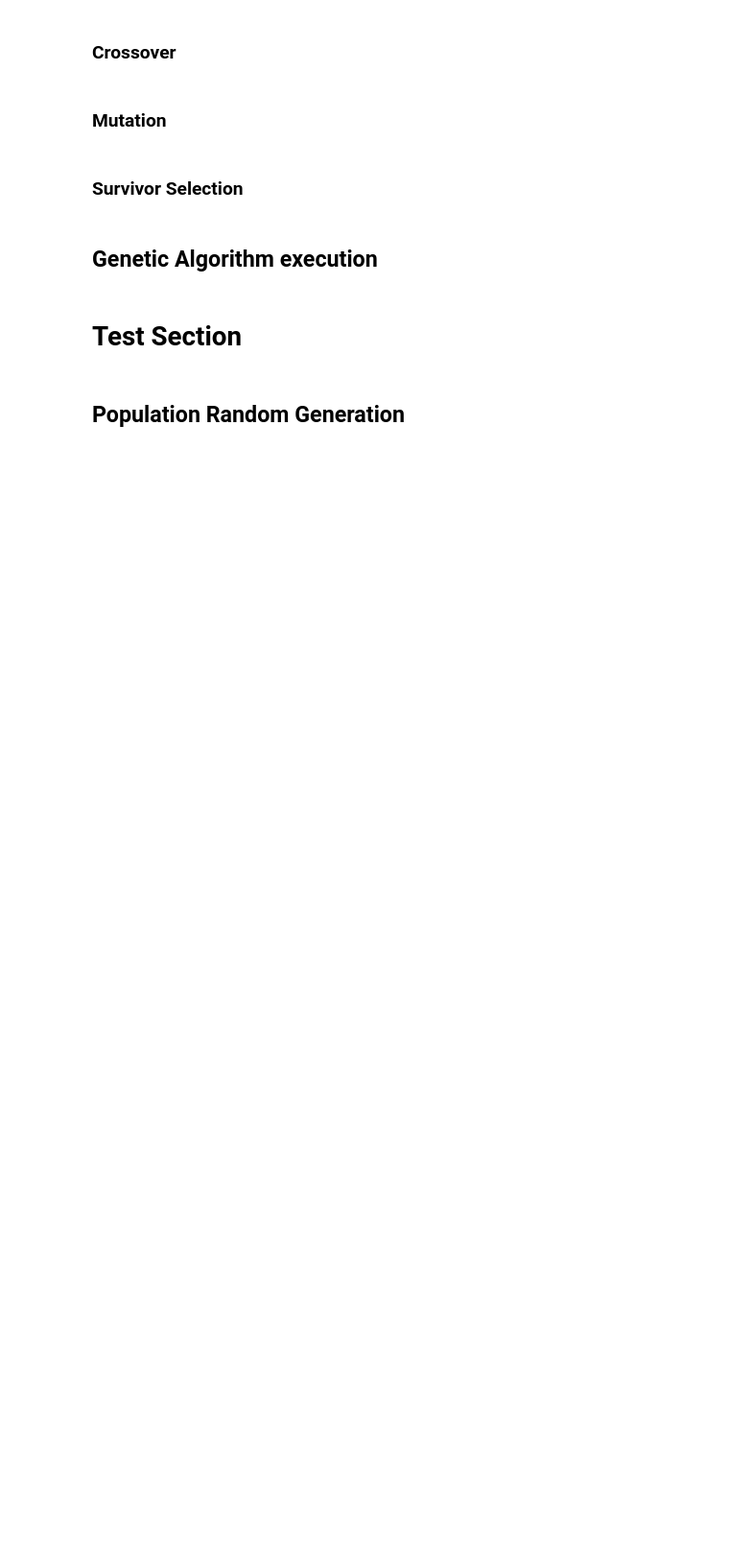
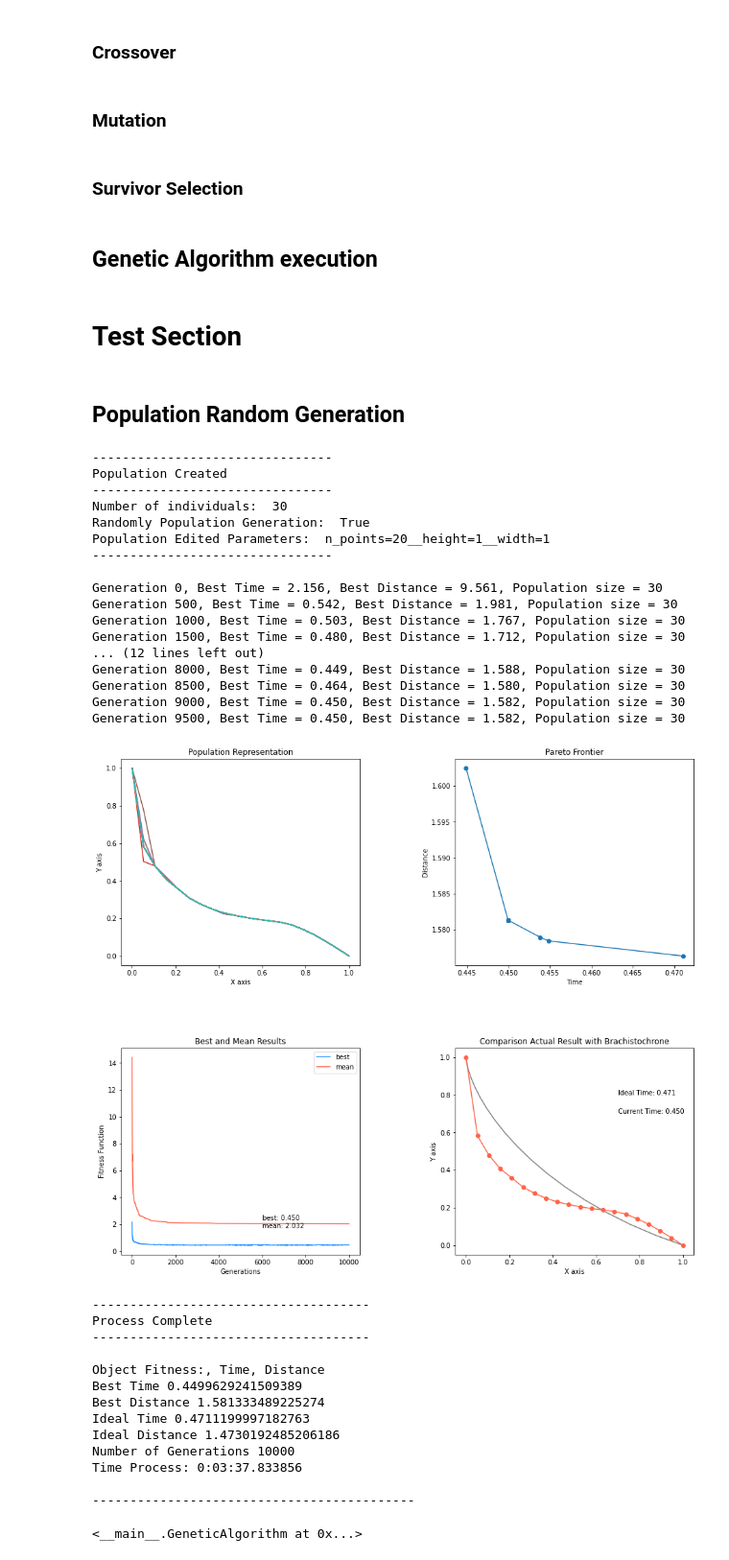
Before and after one commit to MarshaGomez/F5-MOEA-Variations, a Jupyter notebook: examples/Multi_Objective_Brachistochrone.ipynb, the cells around one changed output. Shown: that part at 96% size. Saved outputs shown, nothing was run; the diff lists cells and outputs as text; code cells hidden in the pictures; blank space fills up the shorter version.

```diff
--- a/examples/Multi_Objective_Brachistochrone.ipynb
+++ b/examples/Multi_Objective_Brachistochrone.ipynb
@@ -312,10 +314,15 @@ class Population():
     n_points = kwargs.get('n_points', 0)
     height = kwargs.get('height', ga_height)
     width = kwargs.get('width', ga_width)
+    x = []
+    y = []
 
     if (len(list_points) > 0) and (len(list_points) > index):
-      x = list_points[index][0]
-      y = list_points[index][1]
+      for i, individual in enumerate(list_points):
+        if (index == i):
+          for value in individual:
+            x.append(value[0])
+            y.append(value[1])
 
       if (n_points == 0):
         n_points = len(x)
@@ -389,13 +396,33 @@ class Fitness():
   def getObjectives(self, individual):
     g = 9.8
     v = [0]
+    l = []
     t = []
-    l = []
 
     for i in range(len(individual.y)-1):
-      v.append(sqrt(2*g*(individual.y[i] - individual.y[i+1])+v[i]**2))
-      l.append(sqrt((individual.x[i] - individual.x[i+1])**2 + (individual.y[i] - individual.y[i+1])**2))
-      t.append(l[i] / v[i+1])
+      ## Control Math Error
+
+      try:
+        velocity = sqrt(2*g*(individual.y[i] - individual.y[i+1])+(v[i]**2))
+      except:
+        velocity = 0.001
+
+      try:
+        length = sqrt((individual.x[i] - individual.x[i+1])**2 + (individual.y[i] - individual.y[i+1])**2)
+      except:
+        length = 1
+
+
+      if (length == 0):
+        length = 1
+      if (velocity <= 0):
+        velocity = 0.001
+
+      v.append(velocity)
+      l.append(length)
+
+      time = length / velocity
+      t.append(time)
 
     F1 = self.weights[0]*sum(t) # Time
     F2 = self.weights[1]*sum(l) # Distance
@@ -1004,7 +1031,8 @@ class GeneticAlgorithm():
 
       if self.show_info:
         if i in interval_frames:
-          logs.append('Generation {}, Current Best Time = {:.3f}, Current Best Distance = {:.3f}, current population size = {}'.format(i, survivor_selection.t_best, survivor_selection.d_best, len(self.population.list_individuals)))
+          logs.append('Generation {}, Best Time = {:.3f}, Best Distance = {:.3f}, Population size = {}'.format(i, survivor_selection.t_best, survivor_selection.d_best, len(self.population.list_individuals)))
+          print(logs[-1])
 
           if self.show_plot:
             figure, ax = plt.subplots(2, 1, figsize=(6,8))
@@ -1022,7 +1050,6 @@ class GeneticAlgorithm():
             survivor_selection.plotParetoFront(ax[1], self.population.fitness_values)
 
             # Combine all the operations and display
-            print(logs[-1])
             print(f'{self.evolution_dir}/{i}.png')
             plt.savefig(f'{self.evolution_dir}/{i}.png')
             plt.show()
@@ -1086,24 +1113,60 @@ class GeneticAlgorithm():
 # %%
 population = Population(Individual,
                         n_individuals=ga_n_individuals,
                         n_points=ga_n_points,
                         height=ga_height,
                         width=ga_width,
                         show_plot=ga_show_plot,
                         show_info=ga_show_info,
                         show_debug=ga_show_debug)
 
 # Preparation of environment folders
 makeFolders()
 initConfig(folder=ga_misc_runs_dir, set_global=False)
 
 GeneticAlgorithm(population=population,
                  n_generations=ga_n_generations,
                  objectives=ga_objectives,
+                 misc_runs_dir=ga_misc_runs_dir,
+                 evolution_dir=ga_evolution_dir,
+                 objectives_dir=ga_objectives_dir,
                  ps=ga_ps,
                  pc=ga_pc,
                  pm=ga_pm,
                  p_variable=ga_p_variable,
                  show_plot=ga_show_plot,
                  show_info=ga_show_info,
                  show_debug=ga_show_debug)
+# %% [output]
+--------------------------------
+Population Created
+--------------------------------
+Number of individuals:  30
+Randomly Population Generation:  True
+Population Edited Parameters:  n_points=20__height=1__width=1
+--------------------------------
+
+Generation 0, Best Time = 2.156, Best Distance = 9.561, Population size = 30
+Generation 500, Best Time = 0.542, Best Distance = 1.981, Population size = 30
+Generation 1000, Best Time = 0.503, Best Distance = 1.767, Population size = 30
+Generation 1500, Best Time = 0.480, Best Distance = 1.712, Population size = 30
+... (12 lines left out)
+Generation 8000, Best Time = 0.449, Best Distance = 1.588, Population size = 30
+Generation 8500, Best Time = 0.464, Best Distance = 1.580, Population size = 30
+Generation 9000, Best Time = 0.450, Best Distance = 1.582, Population size = 30
+Generation 9500, Best Time = 0.450, Best Distance = 1.582, Population size = 30
+[figure, added]
+-------------------------------------
+Process Complete
+-------------------------------------
+
+Object Fitness:, Time, Distance
+Best Time 0.4499629241509389
+Best Distance 1.581333489225274
+Ideal Time 0.4711199997182763
+Ideal Distance 1.4730192485206186
+Number of Generations 10000
+Time Process: 0:03:37.833856
+
+-------------------------------------------
+<__main__.GeneticAlgorithm at 0x...>
```
Also changed, not shown: parts of 5 cells of this notebook.
